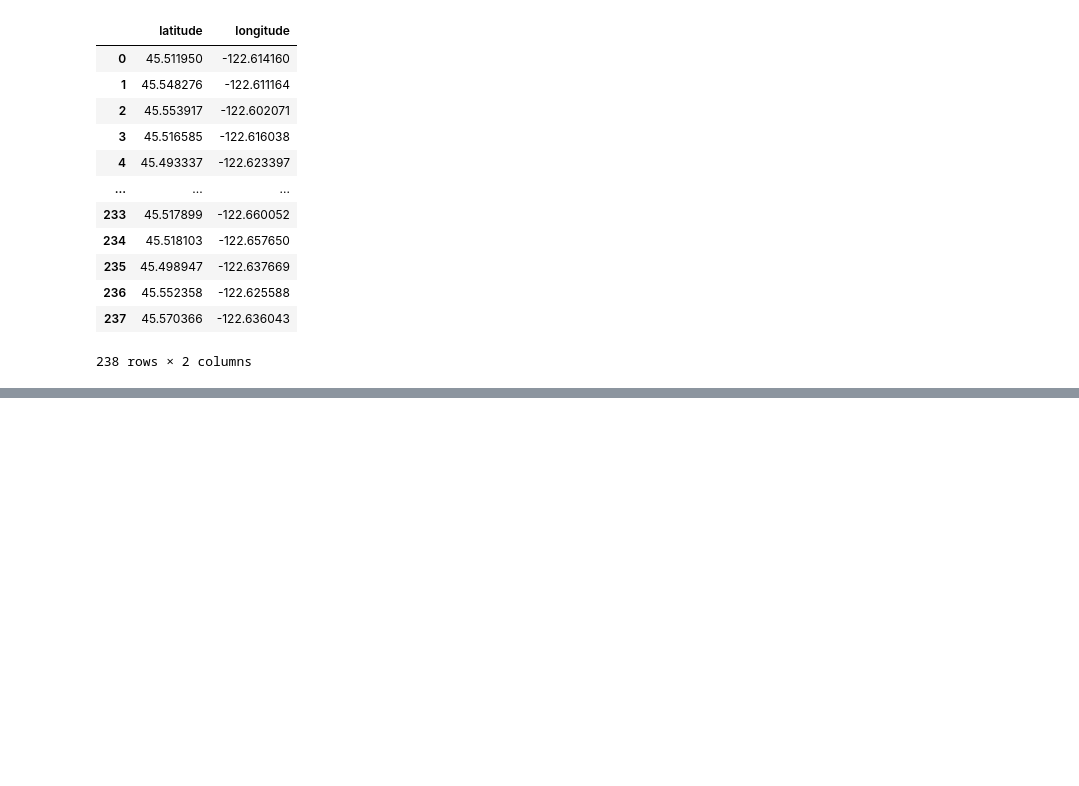
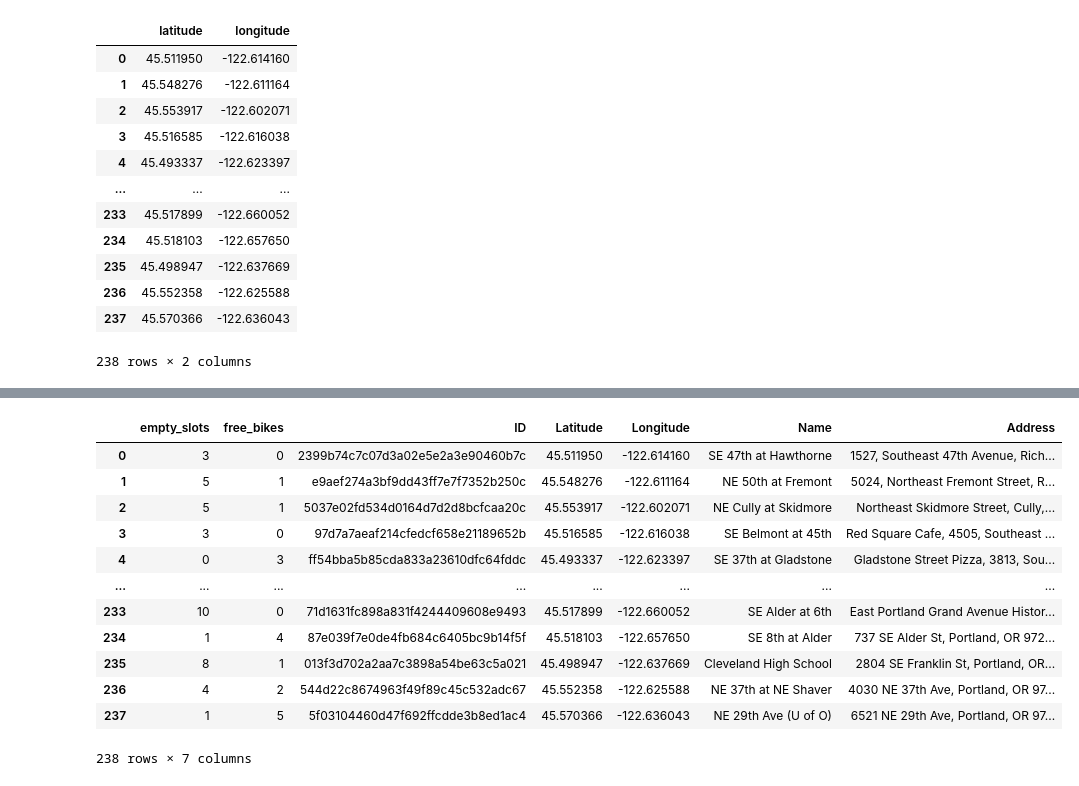
Before and after one commit to Zarmeena667/Statistical-Modelling-with-Python-Project2-LHL, a Jupyter notebook: notebooks/city_bikes.ipynb, the cells around one changed output, grey strips where cells are left out. Drawn from its saved outputs; the diff is of its cells as text; code cells hidden in the pictures; blank space fills up the shorter version.

```diff
--- a/notebooks/city_bikes.ipynb
+++ b/notebooks/city_bikes.ipynb
@@ -132,0 +158,17 @@ x
+# %%
+rename_cb = cb.rename(columns= {'id':'ID', 'latitude': 'Latitude', 'longitude':'Longitude', 'name': 'Name', 'extra.address':'Address'})
+rename_cb
+# %% [output]
+|  | empty_slots | free_bikes | ID | Latitude | Longitude | Name | Address |
+| 0 | 3 | 0 | 2399b74c7c07d3a02e5e2a3e90460b7c | 45.511950 | -122.614160 | SE 47th at Hawthorne | 1527, Southeast 47th Avenue, Rich... |
+| 1 | 5 | 1 | e9aef274a3bf9dd43ff7e7f7352b250c | 45.548276 | -122.611164 | NE 50th at Fremont | 5024, Northeast Fremont Street, R... |
+| 2 | 5 | 1 | 5037e02fd534d0164d7d2d8bcfcaa20c | 45.553917 | -122.602071 | NE Cully at Skidmore | Northeast Skidmore Street, Cully,... |
+| 3 | 3 | 0 | 97d7a7aeaf214cfedcf658e21189652b | 45.516585 | -122.616038 | SE Belmont at 45th | Red Square Cafe, 4505, Southeast ... |
+| 4 | 0 | 3 | ff54bba5b85cda833a23610dfc64fddc | 45.493337 | -122.623397 | SE 37th at Gladstone | Gladstone Street Pizza, 3813, Sou... |
+| ... | ... | ... | ... | ... | ... | ... | ... |
+| 233 | 10 | 0 | 71d1631fc898a831f4244409608e9493 | 45.517899 | -122.660052 | SE Alder at 6th | East Portland Grand Avenue Histor... |
+| 234 | 1 | 4 | 87e039f7e0de4fb684c6405bc9b14f5f | 45.518103 | -122.657650 | SE 8th at Alder | 737 SE Alder St, Portland, OR 972... |
+| 235 | 8 | 1 | 013f3d702a2aa7c3898a54be63c5a021 | 45.498947 | -122.637669 | Cleveland High School | 2804 SE Franklin St, Portland, OR... |
+| 236 | 4 | 2 | 544d22c8674963f49f89c45c532adc67 | 45.552358 | -122.625588 | NE 37th at NE Shaver | 4030 NE 37th Ave, Portland, OR 97... |
+| 237 | 1 | 5 | 5f03104460d47f692ffcdde3b8ed1ac4 | 45.570366 | -122.636043 | NE 29th Ave (U of O) | 6521 NE 29th Ave, Portland, OR 97... |
+238 rows × 7 columns
```
Also changed, not shown: parts of 6 cells of this notebook, 5 other files.
